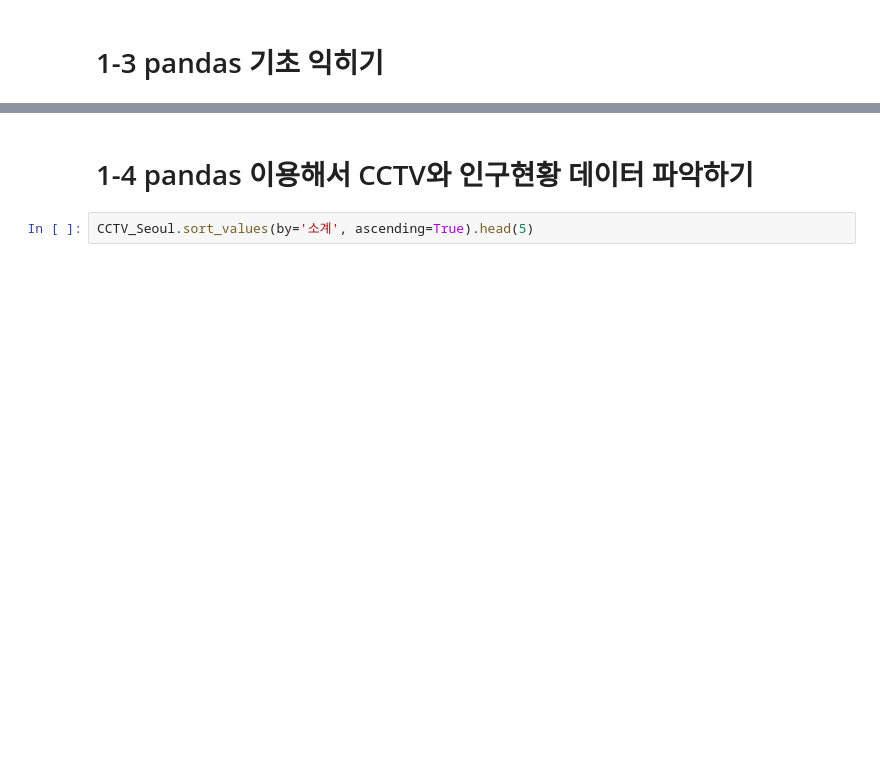
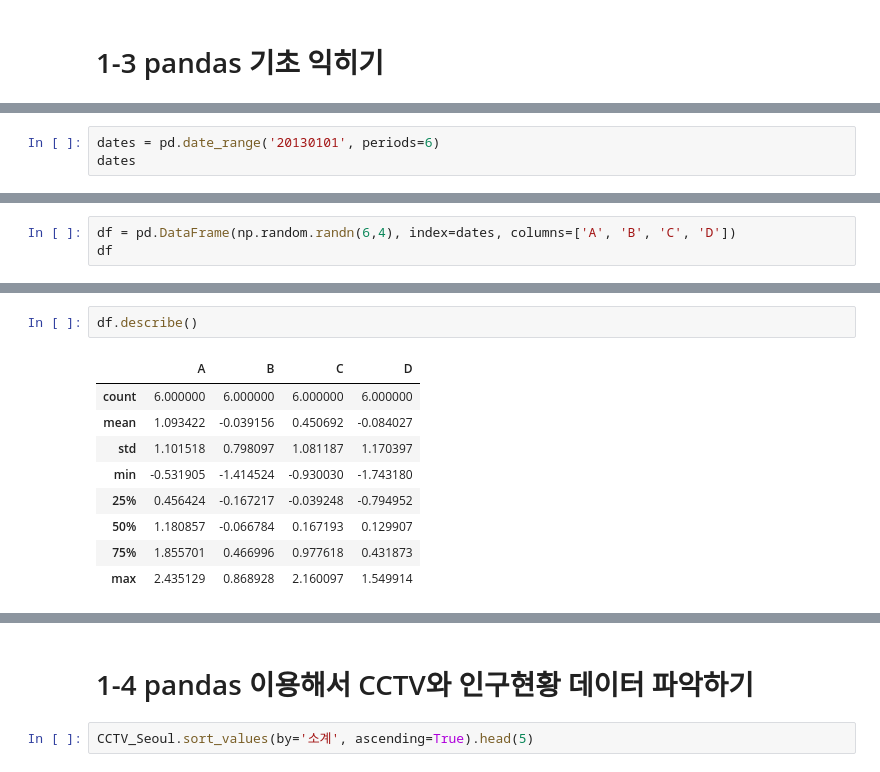
Before and after one commit to yodayodafire/datascience_study, a Jupyter notebook: study/chapter1.ipynb, the cells around one changed output, grey strips where cells are left out. Cells and saved outputs as stored; diff of their text form; blank space fills up the shorter version.

```diff
--- a/study/chapter1.ipynb
+++ b/study/chapter1.ipynb
@@ -71,0 +70,3 @@ pop_Seoul.head()
+# %%
+dates = pd.date_range('20130101', periods=6)
+dates
@@ -71,0 +77,3 @@ pop_Seoul.head()
+# %%
+df = pd.DataFrame(np.random.randn(6,4), index=dates, columns=['A', 'B', 'C', 'D'])
+df
@@ -71,0 +118,12 @@ pop_Seoul.head()
+# %%
+df.describe()
+# %% [output]
+|  | A | B | C | D |
+| count | 6.000000 | 6.000000 | 6.000000 | 6.000000 |
+| mean | 1.093422 | -0.039156 | 0.450692 | -0.084027 |
+| std | 1.101518 | 0.798097 | 1.081187 | 1.170397 |
+| min | -0.531905 | -1.414524 | -0.930030 | -1.743180 |
+| 25% | 0.456424 | -0.167217 | -0.039248 | -0.794952 |
+| 50% | 1.180857 | -0.066784 | 0.167193 | 0.129907 |
+| 75% | 1.855701 | 0.466996 | 0.977618 | 0.431873 |
+| max | 2.435129 | 0.868928 | 2.160097 | 1.549914 |
```
Also changed, not shown: parts of 52 cells of this notebook, 7 other files.
